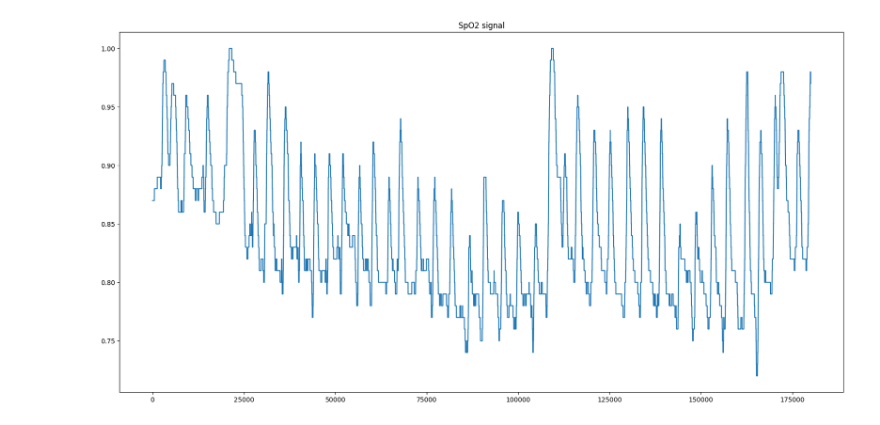
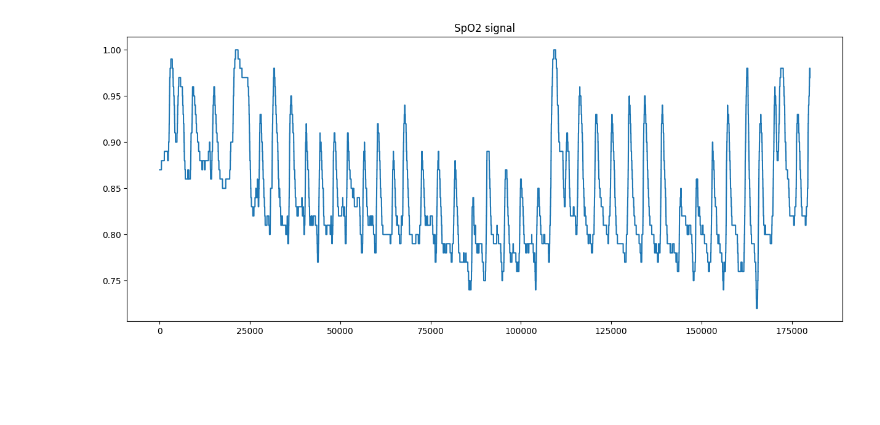
Before and after one commit to lucky-and-minie222702/OSA-detection-using-ECG, a Jupyter notebook: view_signal.ipynb, the cells around one changed output. Cells and saved outputs as stored; diff of their text form; code cells hidden in the pictures; blank space fills up the shorter version.

```diff
--- a/view_signal.ipynb
+++ b/view_signal.ipynb
@@ -33,7 +22,7 @@ plt.show()
 # %%
-plt.figure(figsize=(20, 10))
+plt.figure(figsize=(15, 6))
 plt.plot(SpO2_sig.flatten()[:180000:])
 plt.title("SpO2 signal")
 plt.show()
 # %% [output]
-[figure, old version]
+[figure, new version]
```
Also changed, not shown: parts of 6 cells of this notebook, 6 other files.
